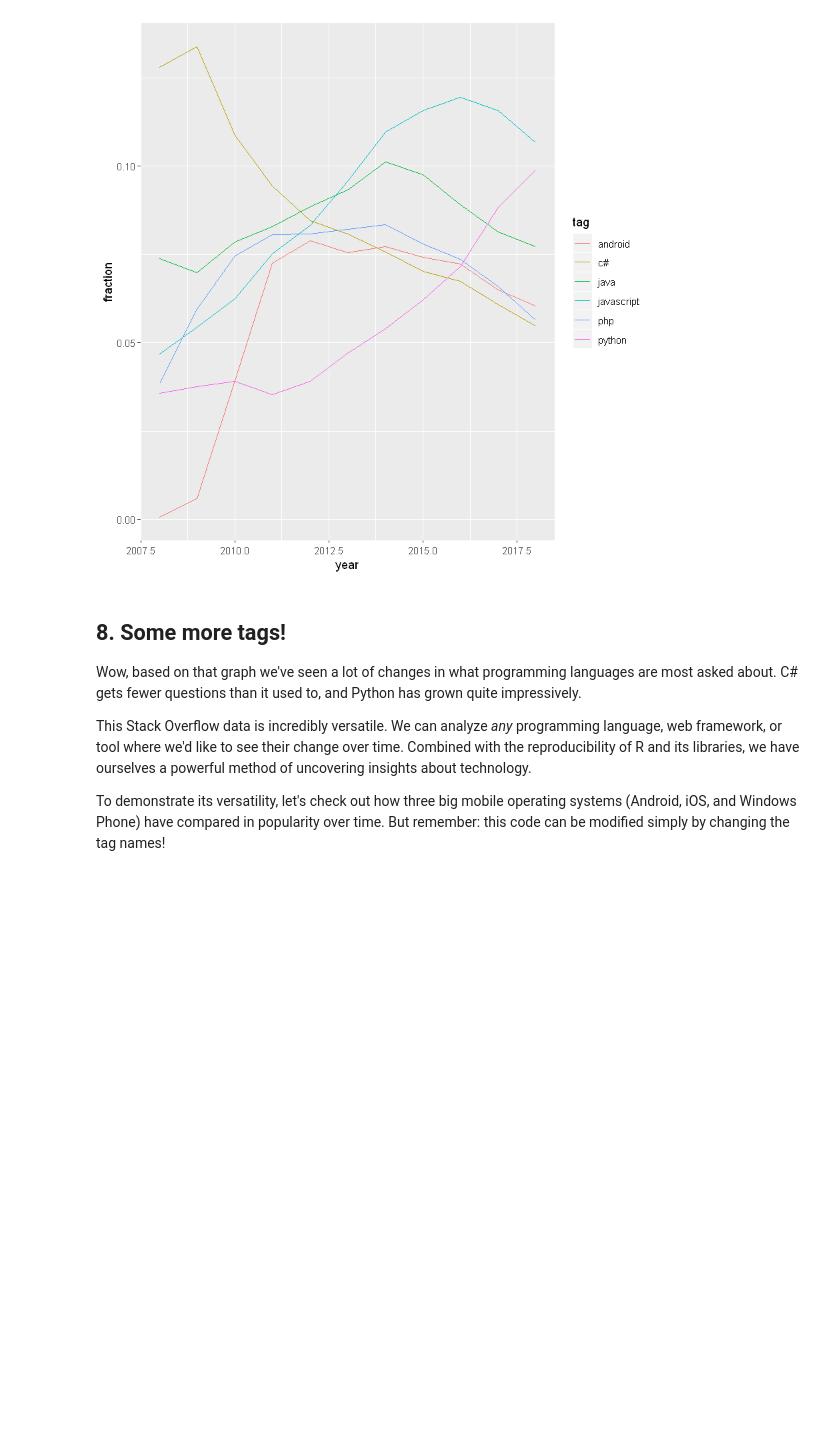
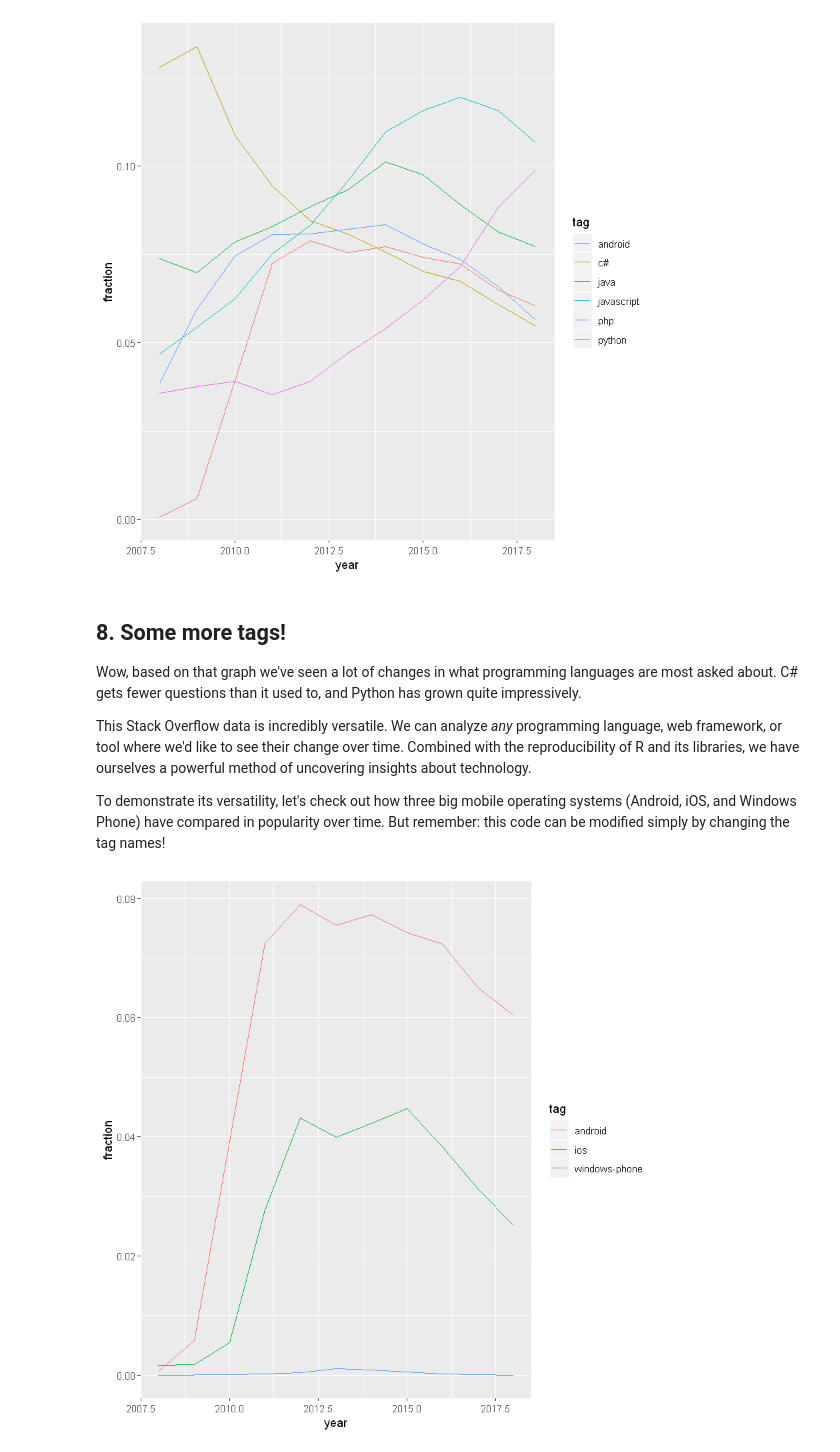
Before and after one commit to Nick-Kolowich/R-practice, a Jupyter notebook: Rise and Fall of Programming Languages/notebook.ipynb, the cells around one changed output. Drawn from its saved outputs; the diff is of its cells as text; code cells hidden in the pictures; blank space fills up the shorter version.

Commit message:
plot android vs. iOS

```diff
--- a/Rise and Fall of Programming Languages/notebook.ipynb
+++ b/Rise and Fall of Programming Languages/notebook.ipynb
@@ -182,10 +182,15 @@ ggplot(by_tag_subset, aes(x = year,
 <p>To demonstrate its versatility, let's check out how three big mobile operating systems (Android, iOS, and Windows Phone) have compared in popularity over time. But remember: this code can be modified simply by changing the tag names!</p>
 # %%
 # Get tags of interest
-my_tags <- ....
+my_tags <- c("android", "ios", "windows-phone")
 
 # Filter for those tags
-by_tag_subset <- ....
+by_tag_subset <- by_tag_year_fraction %>%
+  filter(tag %in% my_tags)
 
 # Plot tags over time on a line plot using color to represent tag
-# .... YOUR CODE FOR TASK 8 ....
+ggplot(by_tag_subset, aes(x = year,
+                          y = fraction,
+                          color = tag)) + geom_line()
+# %% [output]
+[figure, added]
```
